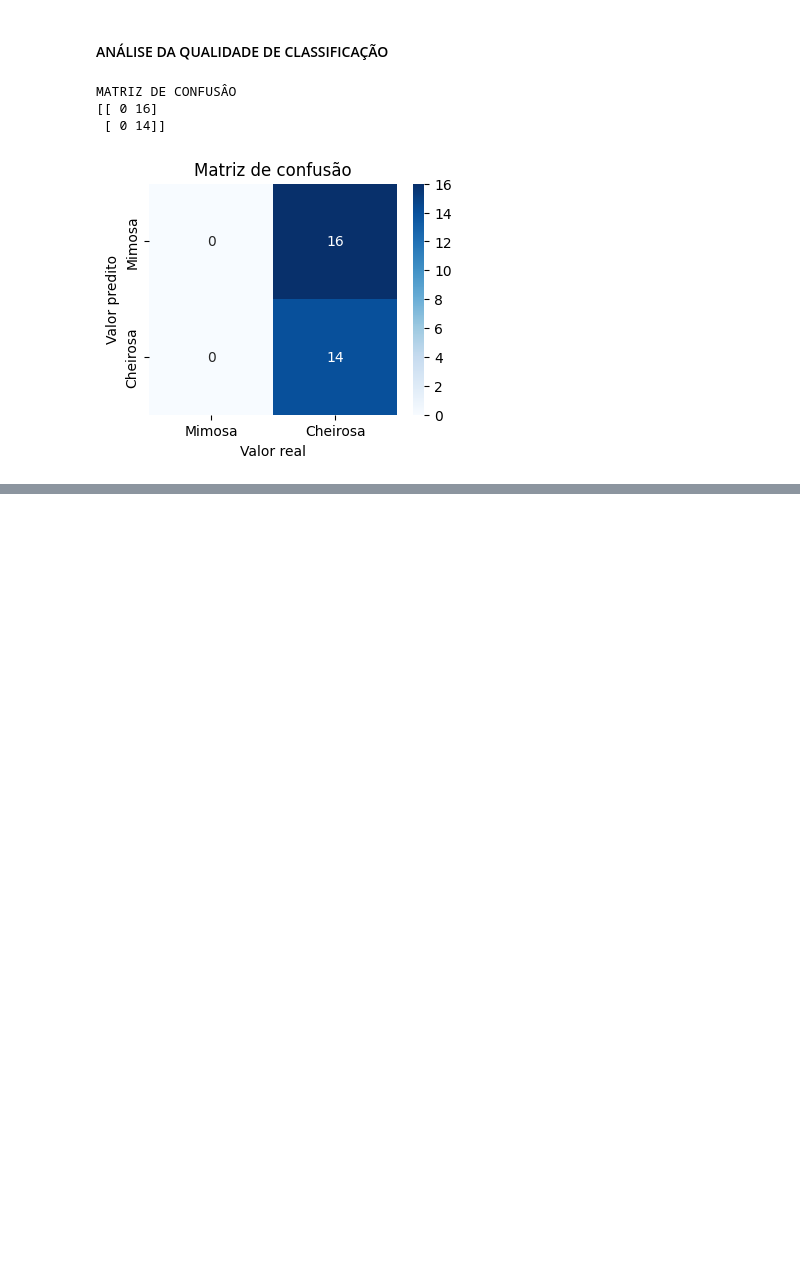
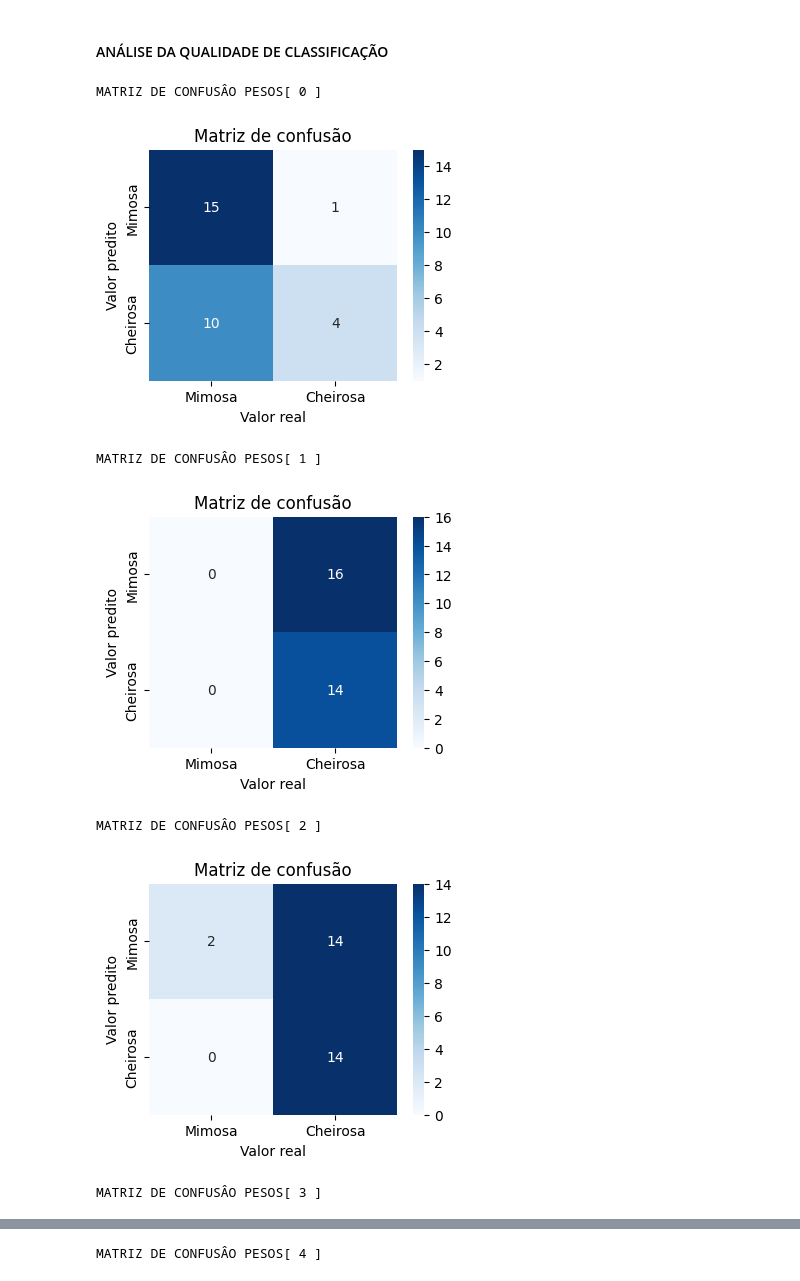
Before and after one commit to Ricardo-Caca/Redes-Neurais, a Jupyter notebook: Aula3.ipynb, the cells around one changed output, grey strips where cells are left out. Drawn from its saved outputs; the diff is of its cells as text; code cells hidden in the pictures; blank space fills up the shorter version.

```diff
--- a/Aula3.ipynb
+++ b/Aula3.ipynb
@@ -207,9 +187,15 @@ def previsao(w, x):
 # Cria um vetor para receber todas as previsoes realizadas pela RNA
 
 yhat = np.zeros(n_amostras)
+listayHat = []
+#Armazenar todas as previsoes uma para cada amostra
+for j in range(quantRoda):
+   for i in range(n_amostras):
+      # print("Previsao", j ,"com os pesos - ", pesosDepois[j])
+      yhat[i] = previsao(pesosDepois[j], x[i,:])
+      # print("Que deu,", yhat[i])
+   listayHat.append(yhat)
+   yhat = np.zeros(n_amostras)
 
-#Armazenar todas as previsoes uma para cada amostra
-for i in range(n_amostras):
-   yhat[i] = previsao(w, x[i,:])
-
-print(yhat)
+listayHat = np.array(listayHat)
+# print(listayHat)
@@ -220,25 +203,34 @@ print(yhat)
 <h4>ANÁLISE DA QUALIDADE DE CLASSIFICAÇÃO</h4>
 # %%
 #converter -1 em 0
-yhat_display = np.where(yhat == -1,0,yhat)
-y_display = np.where(y== -1,0,y)
+yhat_display = np.where(listayHat == -1,0,listayHat)
+y_display = np.where(y == -1,0,y)
+# print(yhat_display)
+#gera a matriz de confusao
 
-#gera a matriz de confusao
-cm = confusion_matrix(y_display, yhat_display)
-print('MATRIZ DE CONFUSÂO')
-print(cm)
 
-#plotar matriz de confusão crocante
-plt.figure(figsize=(4,3))
-sns.heatmap(cm, annot=True, fmt='d', cmap='Blues',
-            xticklabels=['Mimosa', 'Cheirosa'], yticklabels=['Mimosa', 'Cheirosa'])
+#TAVA MUITO POLUIDO SE QUISER VER DEIXA TRUE
+queroVerConfusao = True
+if queroVerConfusao:
+   for i in range(quantRoda):
+      cm = confusion_matrix(y_display, yhat_display[i])
+      print('MATRIZ DE CONFUSÂO PESOS[', i,']')
+      # print(cm)
 
-plt.title('Matriz de confusão')
-plt.xlabel('Valor real')
-plt.ylabel('Valor predito')
-plt.show()
+      #plotar matriz de confusão crocante
+      plt.figure(figsize=(4,3))
+      sns.heatmap(cm, annot=True, fmt='d', cmap='Blues',
+                  xticklabels=['Mimosa', 'Cheirosa'], yticklabels=['Mimosa', 'Cheirosa'])
+
+      plt.title('Matriz de confusão')
+      plt.xlabel('Valor real')
+      plt.ylabel('Valor predito')
+      plt.show()
 # %% [output]
-MATRIZ DE CONFUSÂO
-[[ 0 16]
- [ 0 14]]
+MATRIZ DE CONFUSÂO PESOS[ 0 ]
-[figure, old version]
+[figure, new version]
+MATRIZ DE CONFUSÂO PESOS[ 1 ]
+[figure, added]
+MATRIZ DE CONFUSÂO PESOS[ 2 ]
+[figure, added]
+MATRIZ DE CONFUSÂO PESOS[ 3 ]
@@ -244,0 +238 @@ MATRIZ DE CONFUSÂO
+MATRIZ DE CONFUSÂO PESOS[ 4 ]
```
Also changed, not shown: parts of 21 cells of this notebook, 1 other file.
